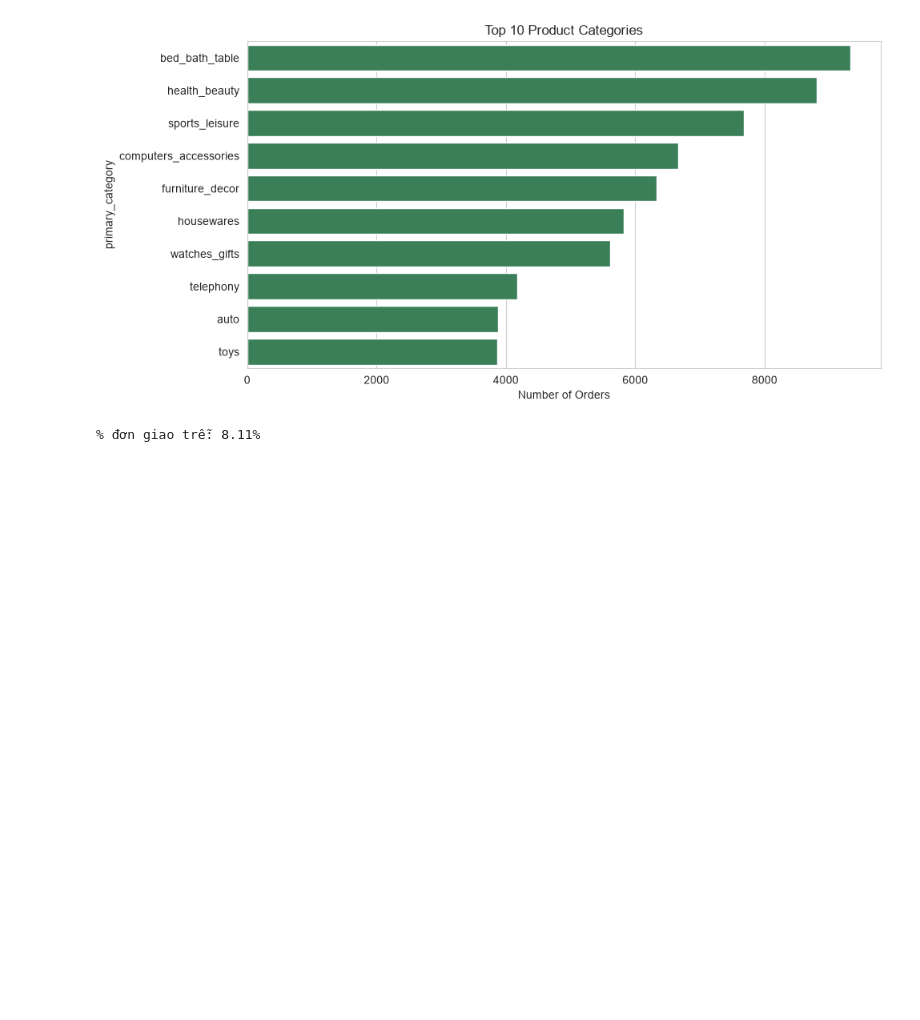
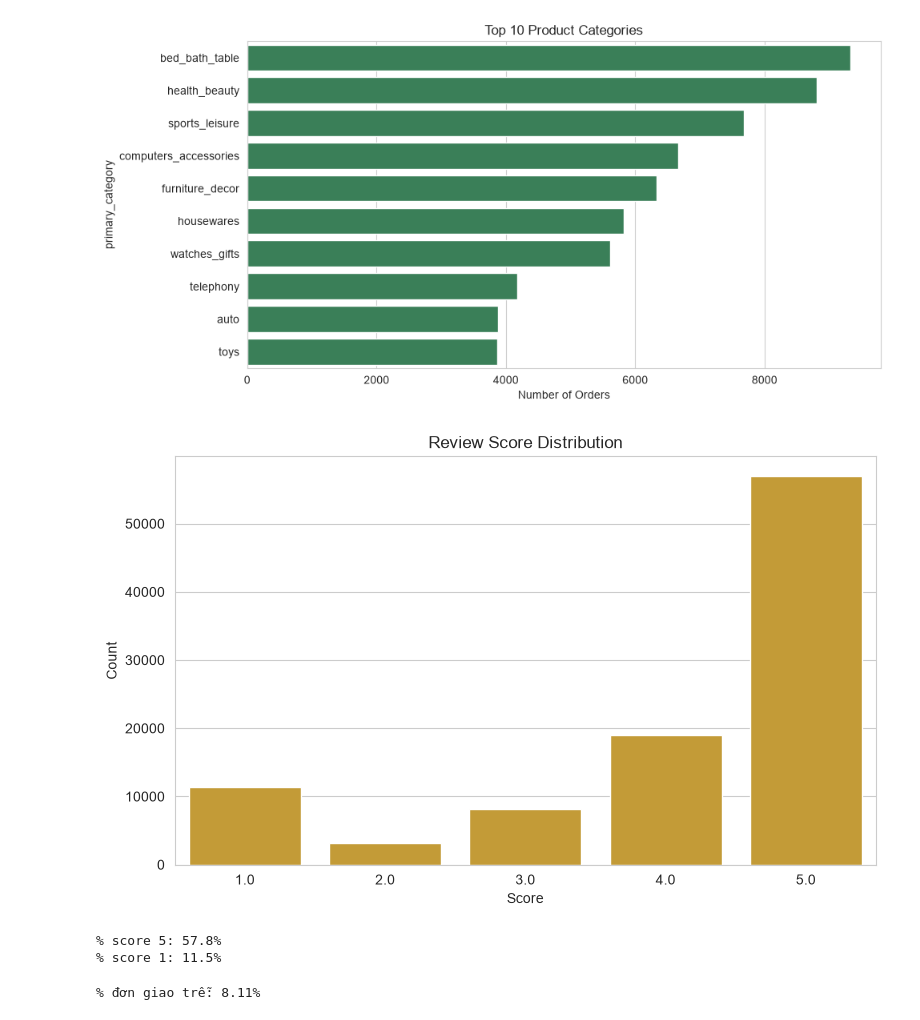
Before and after one commit to NPA320/Olist_Customer_Retention, a Jupyter notebook: notebooks/01_eda.ipynb, the cells around one changed output. Cells and saved outputs as stored; diff of their text form; code cells hidden in the pictures; blank space fills up the shorter version.

```diff
--- a/notebooks/01_eda.ipynb
+++ b/notebooks/01_eda.ipynb
@@ -86,6 +86,24 @@ plt.savefig('../reports/figures/04_top_categories.png', dpi=150)
 plt.show()
 # %% [output]
 [figure]
+# %%
+review_counts = df['review_score'].value_counts().sort_index()
+
+plt.figure(figsize=(8, 5))
+sns.barplot(x=review_counts.index, y=review_counts.values, color='goldenrod')
+plt.title('Review Score Distribution')
+plt.xlabel('Score')
+plt.ylabel('Count')
+plt.tight_layout()
+plt.savefig('../reports/figures/05_review_scores.png', dpi=150)
+plt.show()
+
+print(f"% score 5: {review_counts[5] / review_counts.sum() * 100:.1f}%")
+print(f"% score 1: {review_counts[1] / review_counts.sum() * 100:.1f}%")
+# %% [output]
+[figure, added]
+% score 5: 57.8%
+% score 1: 11.5%
 # %%
 delivered = df[df['order_status'] == 'delivered']
 
```
Also changed, not shown: 16 other files.
